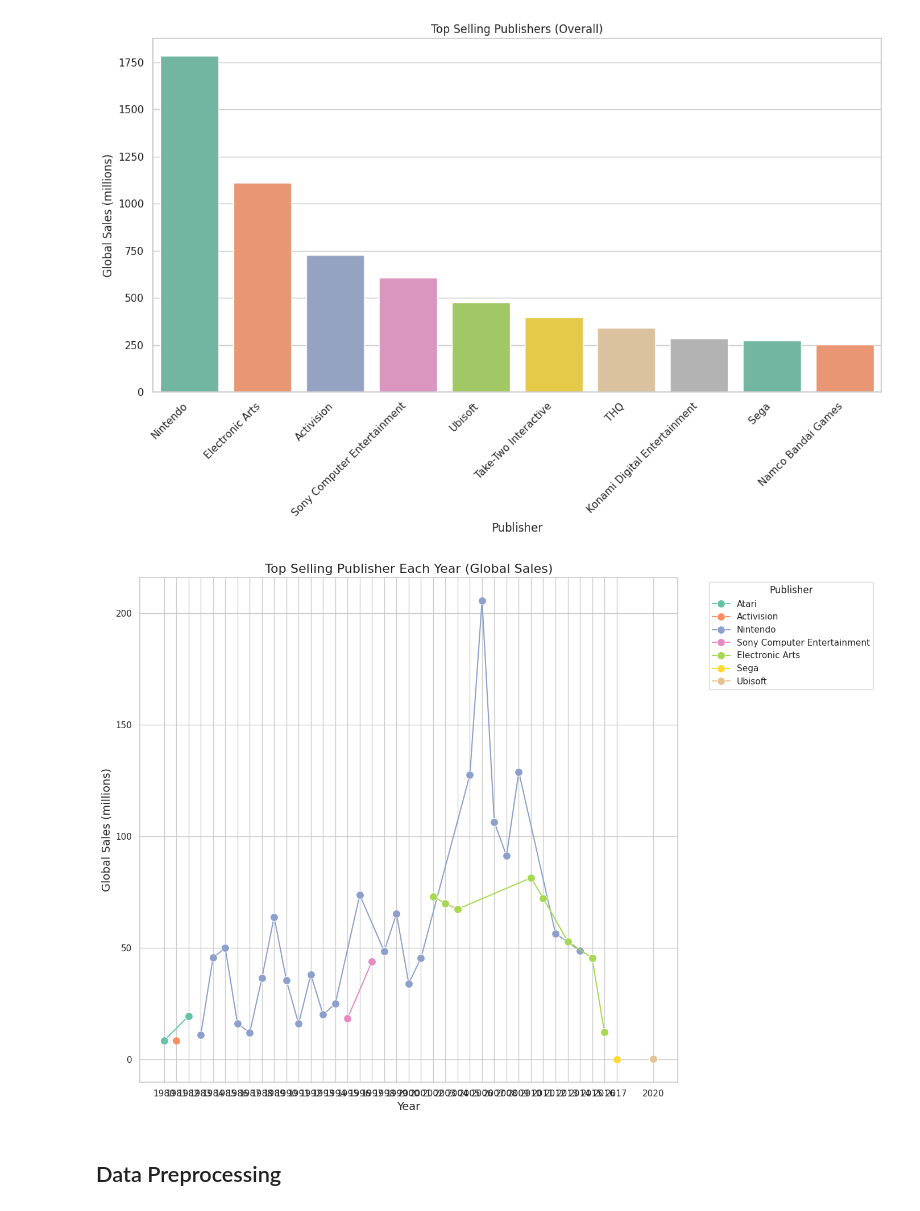
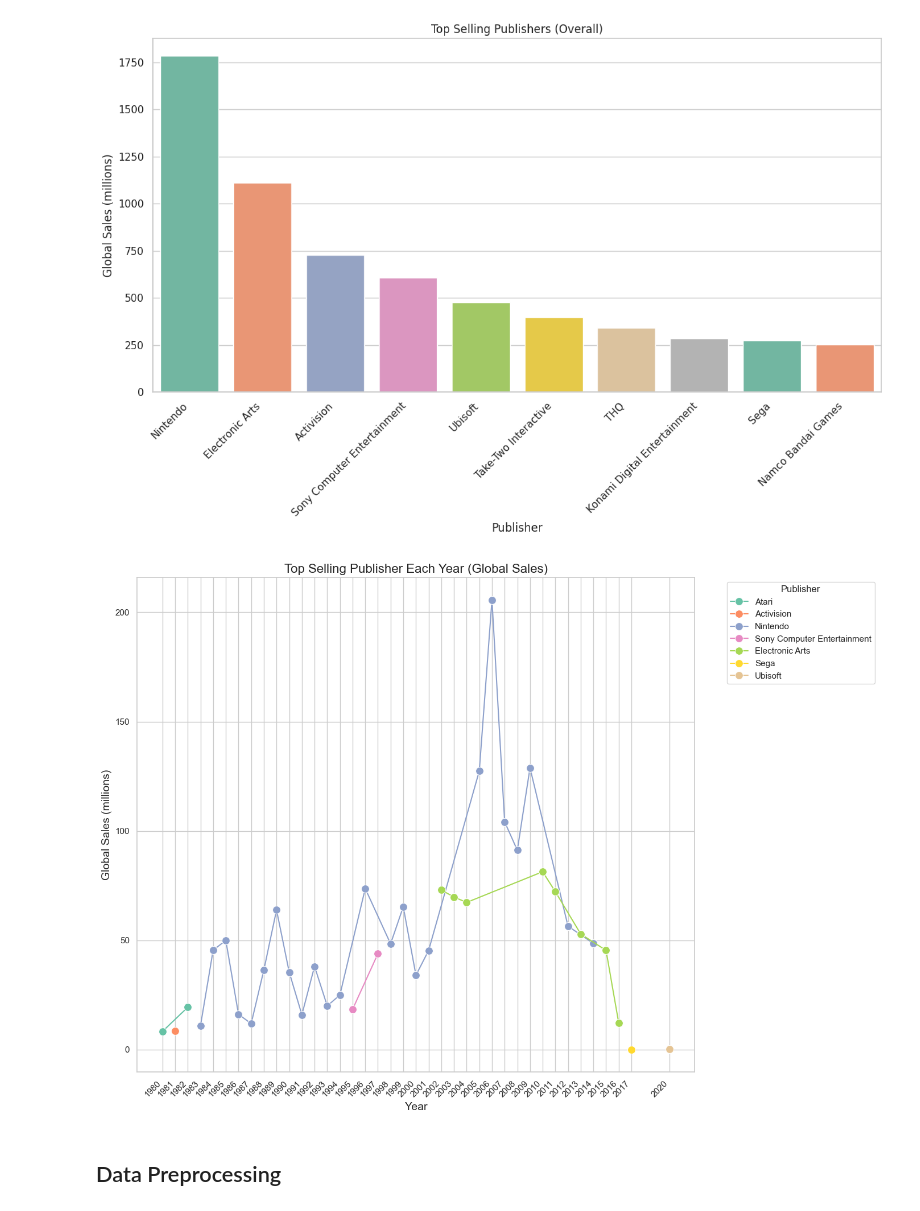
Before and after one commit to Shadowkj1/Analyzing_And_Predicting_Old_VideoGames, a Jupyter notebook: we_begin.ipynb, the cells around one changed output. Saved outputs shown, nothing was run; the diff lists cells and outputs as text; code cells hidden in the pictures.

```diff
--- a/we_begin.ipynb
+++ b/we_begin.ipynb
@@ -380,32 +531,34 @@ Passing `palette` without assigning `hue` is deprecated and will be removed in v
 # %%
 import matplotlib.pyplot as plt
 import seaborn as sns
 
 # Group by Year and Publisher, summing up Global_Sales
 publisher_sales_year = vgsales.groupby(['Year', 'Publisher'])['Global_Sales'].sum().reset_index()
 
 # Find the top selling publisher for each year
 top_publishers_year = publisher_sales_year.loc[publisher_sales_year.groupby('Year')['Global_Sales'].idxmax()]
 
 # Set up the plot
 plt.figure(figsize=(14, 10))
 sns.set(style="whitegrid")
 
 # Plotting with a wider figure and increased marker size
 sns.lineplot(data=top_publishers_year, x='Year', y='Global_Sales', hue='Publisher', marker='o', markersize=10, palette='Set2')
 
 # Adding labels and title
 plt.title('Top Selling Publisher Each Year (Global Sales)', fontsize=16)
 plt.xlabel('Year', fontsize=14)
 plt.ylabel('Global Sales (millions)', fontsize=14)
 plt.xticks(top_publishers_year['Year'].unique())
 plt.legend(title='Publisher', bbox_to_anchor=(1.05, 1), loc='upper left')
+plt.xticks(rotation=45, ha='right')
+
 
 # Adjusting layout for better visibility
 plt.tight_layout()
 plt.show()
 # %% [output]
-[figure, old version]
+[figure, new version]
 # %% [markdown]
 ## Data Preprocessing
 # %% [markdown]
```
Also changed, not shown: parts of 24 cells of this notebook.
